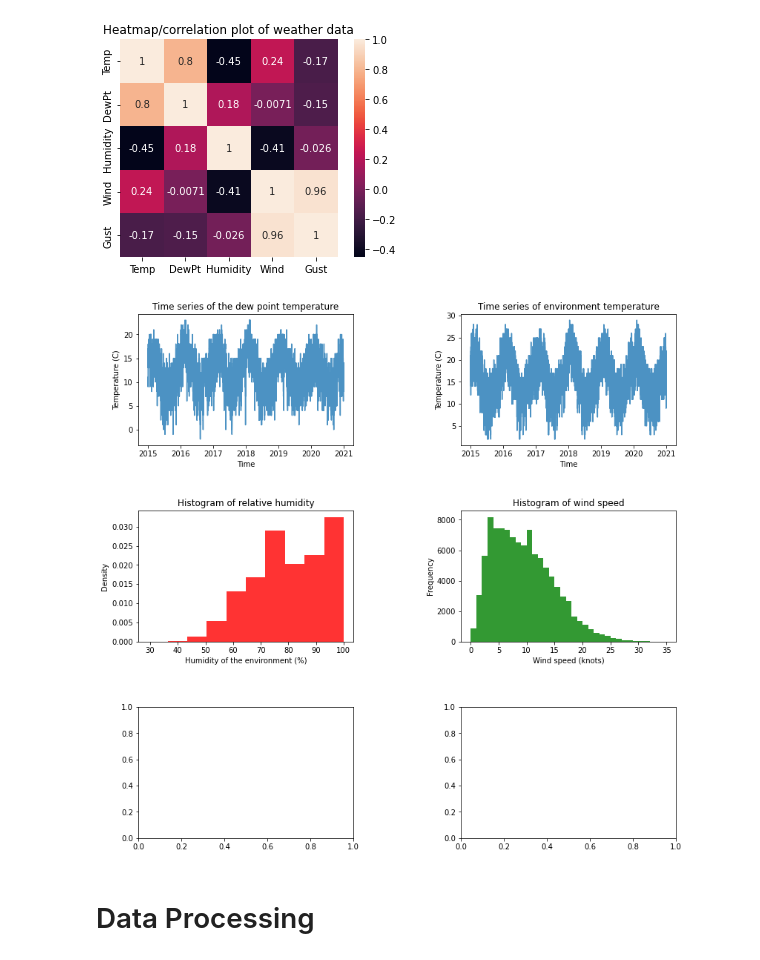
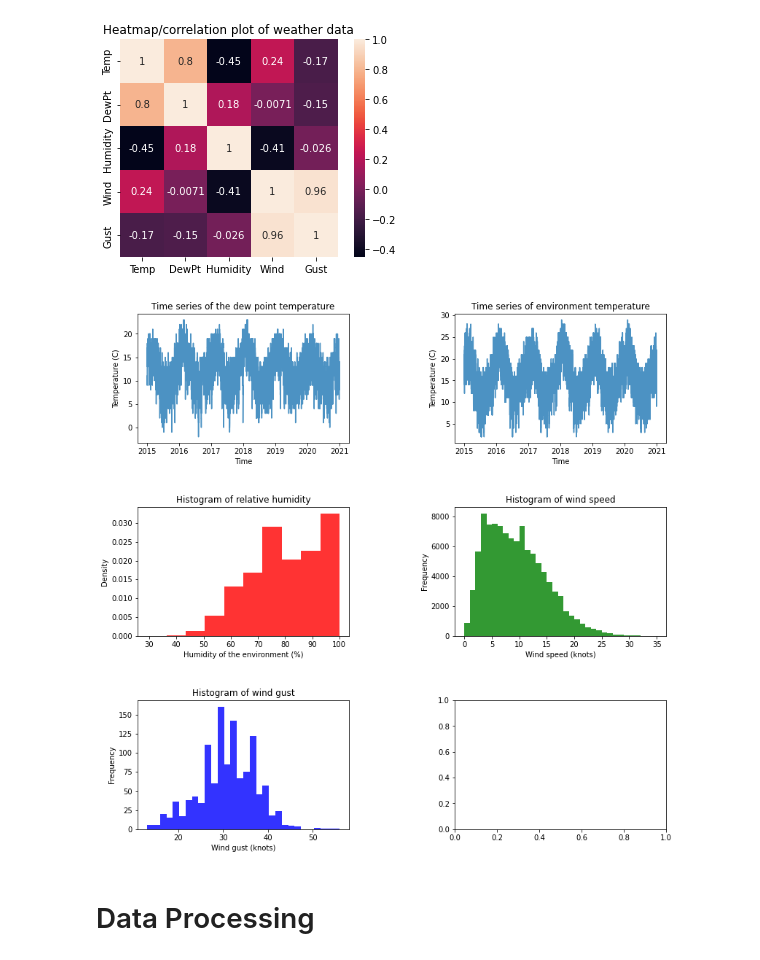
Before and after one commit to RuiGene/2022-Phase-2, a Jupyter notebook: 3. Data Science/submission.ipynb, the cells around one changed output. Drawn from its saved outputs; the diff is of its cells as text; code cells hidden in the pictures.

Commit message:
Added more graphs

```diff
--- a/3. Data Science/submission.ipynb
+++ b/3. Data Science/submission.ipynb
@@ -70,31 +70,34 @@ dataset['valid'] = dataset['valid'].astype('datetime64[ns]')
 # %%
 
 figure, axis = plt.subplots(3,2, figsize =(13,13))
 plt.subplots_adjust(wspace=0.5, hspace=0.5)
 
 axis[0,0].plot(dataset['valid'], dataset['dwpc'], alpha=0.8);
 axis[0,0].set_ylabel("Temperature (C)");
 axis[0,0].set_xlabel("Time");
 axis[0,0].set_title("Time series of the dew point temperature");
 
 axis[0,1].plot(dataset['valid'], dataset['tmpc'], alpha=0.8);
 axis[0,1].set_ylabel("Temperature (C)");
 axis[0,1].set_xlabel("Time");
 axis[0,1].set_title("Time series of environment temperature");
 
 axis[1,0].hist(dataset['relh'],10, density=True, facecolor ='r', alpha =0.8);
 axis[1,0].set_xlabel("Humidity of the environment (%)");
 axis[1,0].set_ylabel("Density");
 axis[1,0].set_title("Histogram of relative humidity");
 
 axis[1,1].hist(dataset['sknt'], 35, density=False, facecolor='g', alpha = 0.8, range=[0,35]);
 axis[1,1].set_xlabel("Wind speed (knots)");
 axis[1,1].set_ylabel("Frequency");
 axis[1,1].set_title("Histogram of wind speed");
 
-#axis[2,0].
+axis[2,0].hist(dataset['gust'], 30, facecolor ='b', alpha=0.8);
+axis[2,0].set_xlabel("Wind gust (knots)");
+axis[2,0].set_ylabel("Frequency");
+axis[2,0].set_title("Histogram of wind gust");
 # %% [output]
-[figure, old version]
+[figure, new version]
 # %% [markdown]
 # Data Processing
 # %%
```
Also changed, not shown: parts of 8 cells of this notebook.
